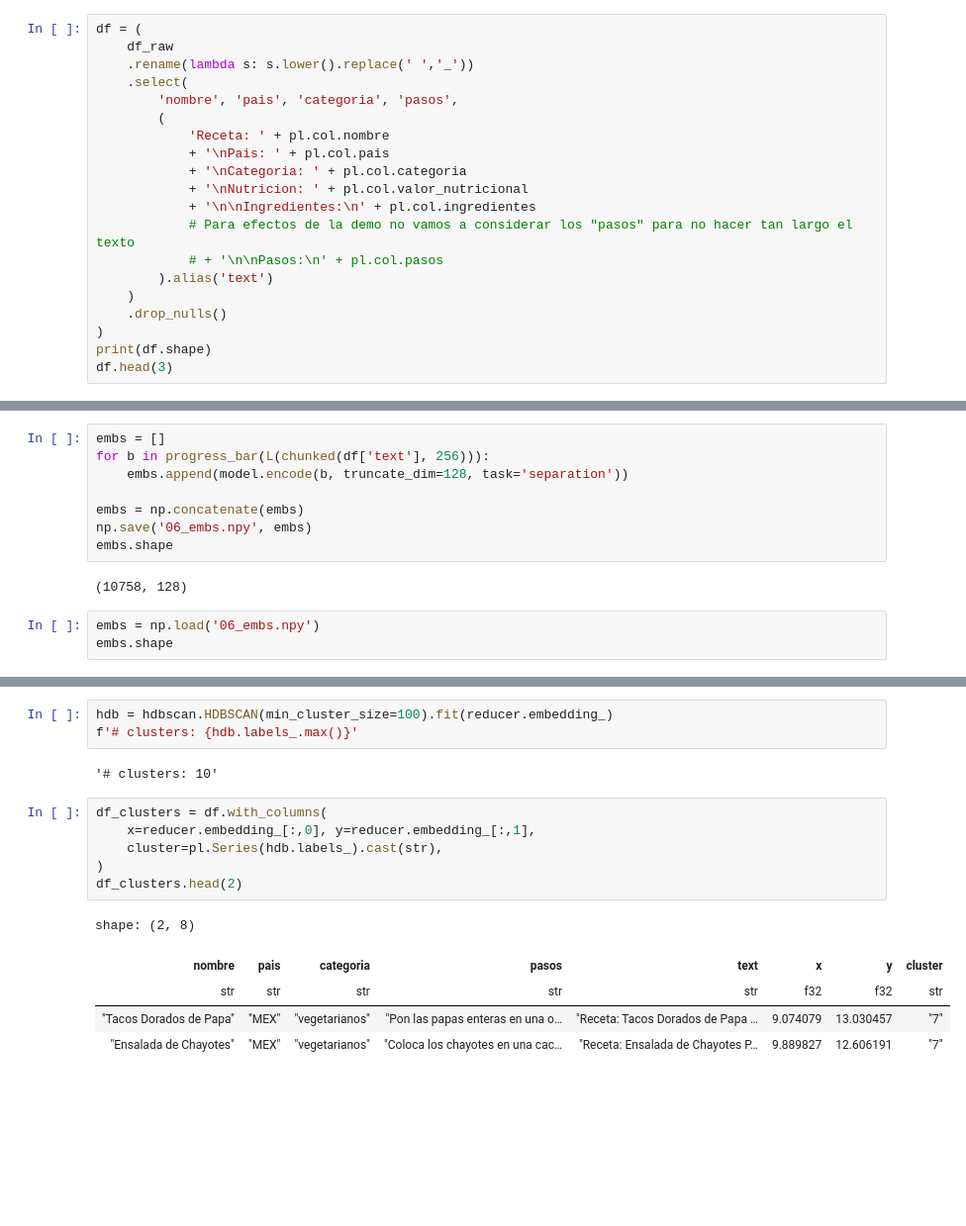
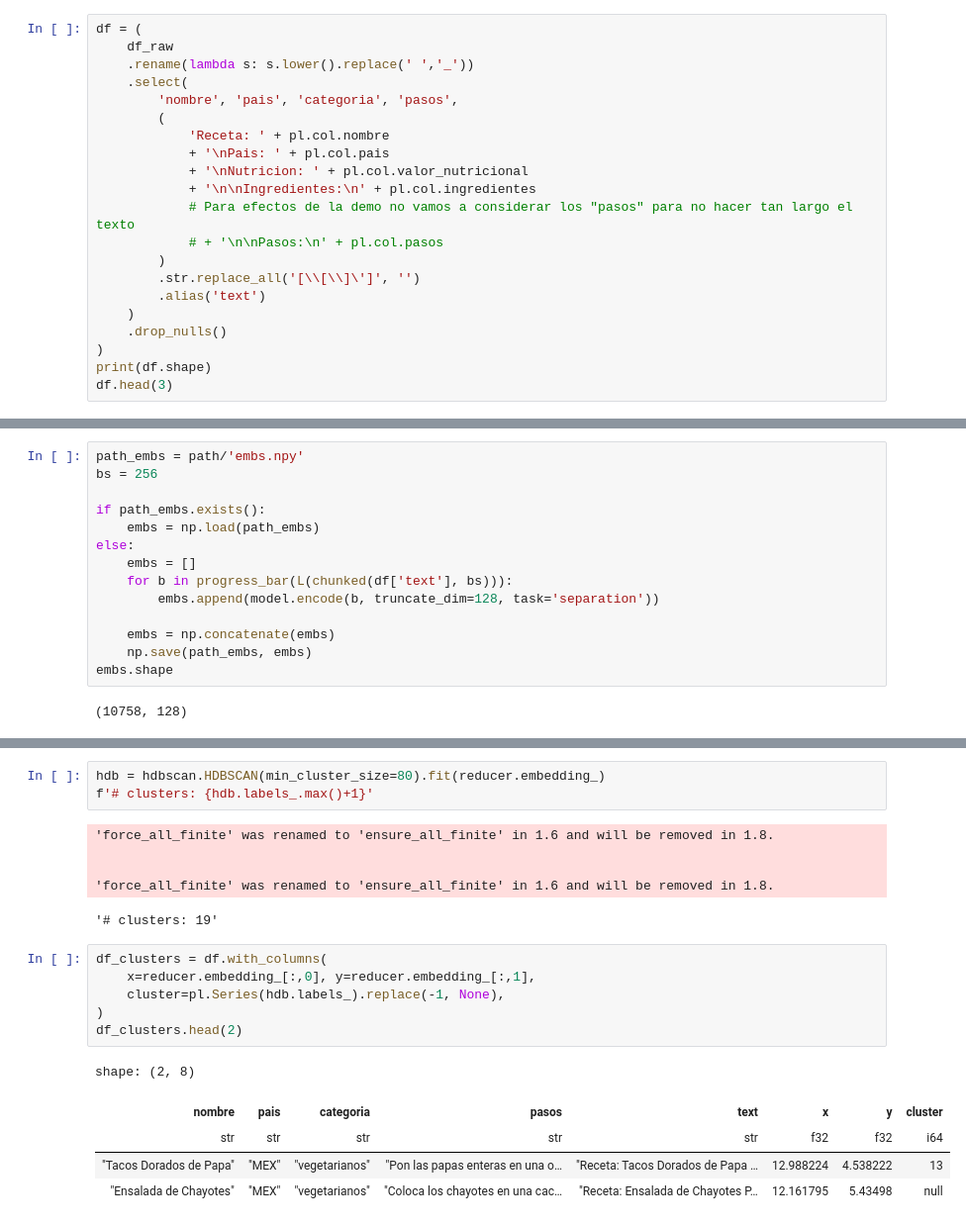
Before and after one commit to renato145/pucp_bootcamp_202401, a Jupyter notebook: nbs/06_clustering.ipynb, the cells around one changed output, grey strips where cells are left out. Shown at 99% size. Cells and saved outputs as stored; diff of their text form; blank space fills up the shorter version.

```diff
--- a/nbs/06_clustering.ipynb
+++ b/nbs/06_clustering.ipynb
@@ -33,12 +42,13 @@ df = (
         (
             'Receta: ' + pl.col.nombre
             + '\nPais: ' + pl.col.pais
-            + '\nCategoria: ' + pl.col.categoria
             + '\nNutricion: ' + pl.col.valor_nutricional
             + '\n\nIngredientes:\n' + pl.col.ingredientes
             # Para efectos de la demo no vamos a considerar los "pasos" para no hacer tan largo el texto
             # + '\n\nPasos:\n' + pl.col.pasos
-        ).alias('text')
+        )
+        .str.replace_all('[\\[\\]\']', '')
+        .alias('text')
     )
     .drop_nulls()
 )
@@ -112,13 +143,16 @@ flash_attn is not installed. Using PyTorch native attention implementation.
 # %%
-embs = []
-for b in progress_bar(L(chunked(df['text'], 256))):
-    embs.append(model.encode(b, truncate_dim=128, task='separation'))
+path_embs = path/'embs.npy'
+bs = 256
 
-embs = np.concatenate(embs)
-np.save('06_embs.npy', embs)
+if path_embs.exists():
+    embs = np.load(path_embs)
+else:
+    embs = []
+    for b in progress_bar(L(chunked(df['text'], bs))):
+        embs.append(model.encode(b, truncate_dim=128, task='separation'))
+
+    embs = np.concatenate(embs)
+    np.save(path_embs, embs)
 embs.shape
 # %% [output]
 (10758, 128)
-# %%
-embs = np.load('06_embs.npy')
-embs.shape
@@ -134,20 +168,24 @@ Wall time: 11.7 s
 (10758, 2)
 # %%
-hdb = hdbscan.HDBSCAN(min_cluster_size=100).fit(reducer.embedding_)
-f'# clusters: {hdb.labels_.max()}'
+hdb = hdbscan.HDBSCAN(min_cluster_size=80).fit(reducer.embedding_)
+f'# clusters: {hdb.labels_.max()+1}'
 # %% [output]
-'# clusters: 10'
+'force_all_finite' was renamed to 'ensure_all_finite' in 1.6 and will be removed in 1.8.
+
+
+'force_all_finite' was renamed to 'ensure_all_finite' in 1.6 and will be removed in 1.8.
+'# clusters: 19'
 # %%
 df_clusters = df.with_columns(
     x=reducer.embedding_[:,0], y=reducer.embedding_[:,1],
-    cluster=pl.Series(hdb.labels_).cast(str),
+    cluster=pl.Series(hdb.labels_).replace(-1, None),
 )
 df_clusters.head(2)
 # %% [output]
 shape: (2, 8)
 | nombre | pais | categoria | pasos | text | x | y | cluster |
-| str | str | str | str | str | f32 | f32 | str |
-| "Tacos Dorados de Papa" | "MEX" | "vegetarianos" | "Pon las papas enteras en una o… | "Receta: Tacos Dorados de Papa … | 9.074079 | 13.030457 | "7" |
-| "Ensalada de Chayotes" | "MEX" | "vegetarianos" | "Coloca los chayotes en una cac… | "Receta: Ensalada de Chayotes P… | 9.889827 | 12.606191 | "7" |
+| str | str | str | str | str | f32 | f32 | i64 |
+| "Tacos Dorados de Papa" | "MEX" | "vegetarianos" | "Pon las papas enteras en una o… | "Receta: Tacos Dorados de Papa … | 12.988224 | 4.538222 | 13 |
+| "Ensalada de Chayotes" | "MEX" | "vegetarianos" | "Coloca los chayotes en una cac… | "Receta: Ensalada de Chayotes P… | 12.161795 | 5.43498 | null |
 # %%
 fig = px.scatter(
```
Also changed, not shown: parts of 25 cells of this notebook.
